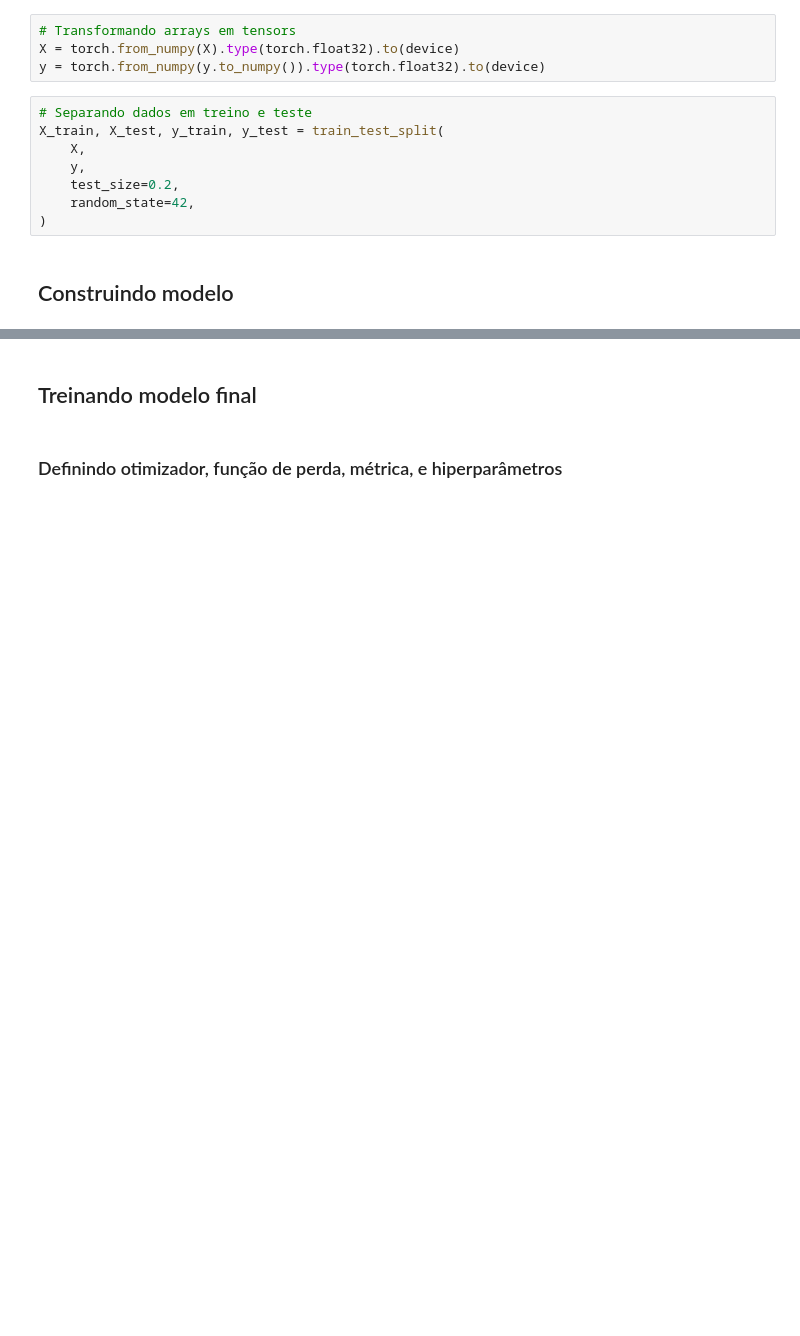
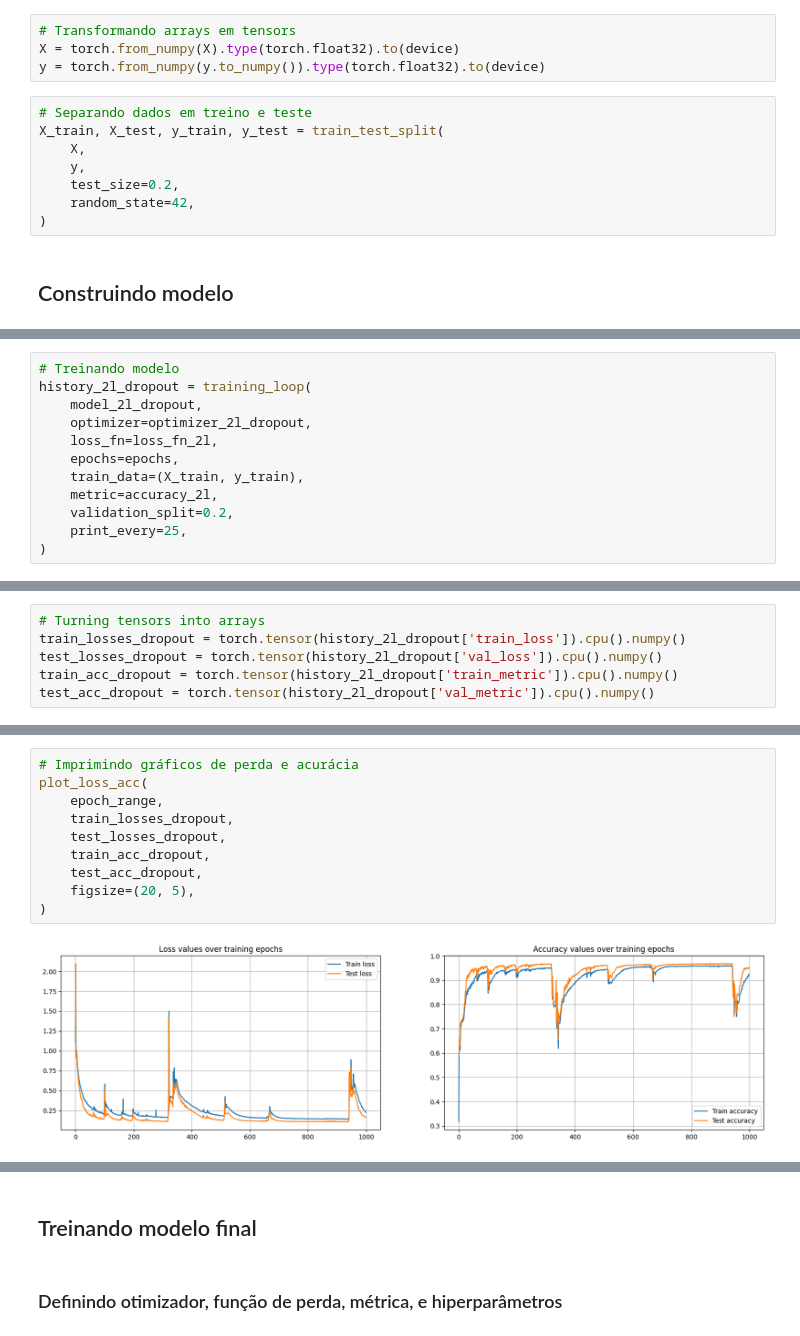
Before and after one commit to figredos/cis-trainee, a Jupyter notebook: 3-perceptron_mlp/notebooks/mlp.ipynb, the cells around one changed output, grey strips where cells are left out. Saved outputs shown, nothing was run; the diff lists cells and outputs as text; blank space fills up the shorter version.

```diff
--- a/3-perceptron_mlp/notebooks/mlp.ipynb
+++ b/3-perceptron_mlp/notebooks/mlp.ipynb
@@ -288,0 +403,12 @@ class ArtificialNeuralNetwork(nn.Module):
+# %%
+# Treinando modelo
+history_2l_dropout = training_loop(
+    model_2l_dropout,
+    optimizer=optimizer_2l_dropout,
+    loss_fn=loss_fn_2l,
+    epochs=epochs,
+    train_data=(X_train, y_train),
+    metric=accuracy_2l,
+    validation_split=0.2,
+    print_every=25,
+)
@@ -288,0 +444,6 @@ class ArtificialNeuralNetwork(nn.Module):
+# %%
+# Turning tensors into arrays
+train_losses_dropout = torch.tensor(history_2l_dropout['train_loss']).cpu().numpy()
+test_losses_dropout = torch.tensor(history_2l_dropout['val_loss']).cpu().numpy()
+train_acc_dropout = torch.tensor(history_2l_dropout['train_metric']).cpu().numpy()
+test_acc_dropout = torch.tensor(history_2l_dropout['val_metric']).cpu().numpy()
@@ -288,0 +462,12 @@ class ArtificialNeuralNetwork(nn.Module):
+# %%
+# Imprimindo gráficos de perda e acurácia
+plot_loss_acc(
+    epoch_range,
+    train_losses_dropout,
+    test_losses_dropout,
+    train_acc_dropout,
+    test_acc_dropout,
+    figsize=(20, 5),
+)
+# %% [output]
+[figure, added]
```
Also changed, not shown: parts of 43 cells of this notebook.
